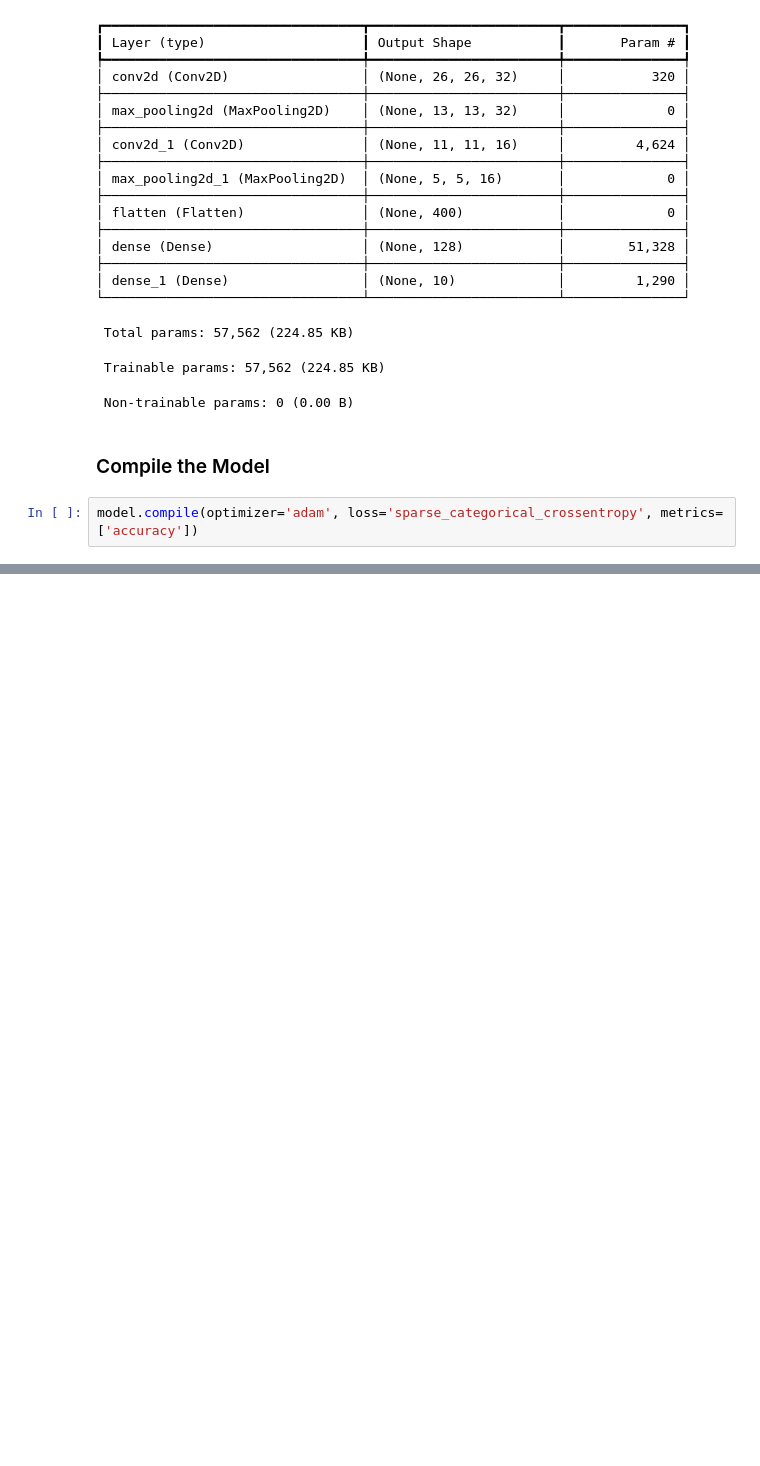
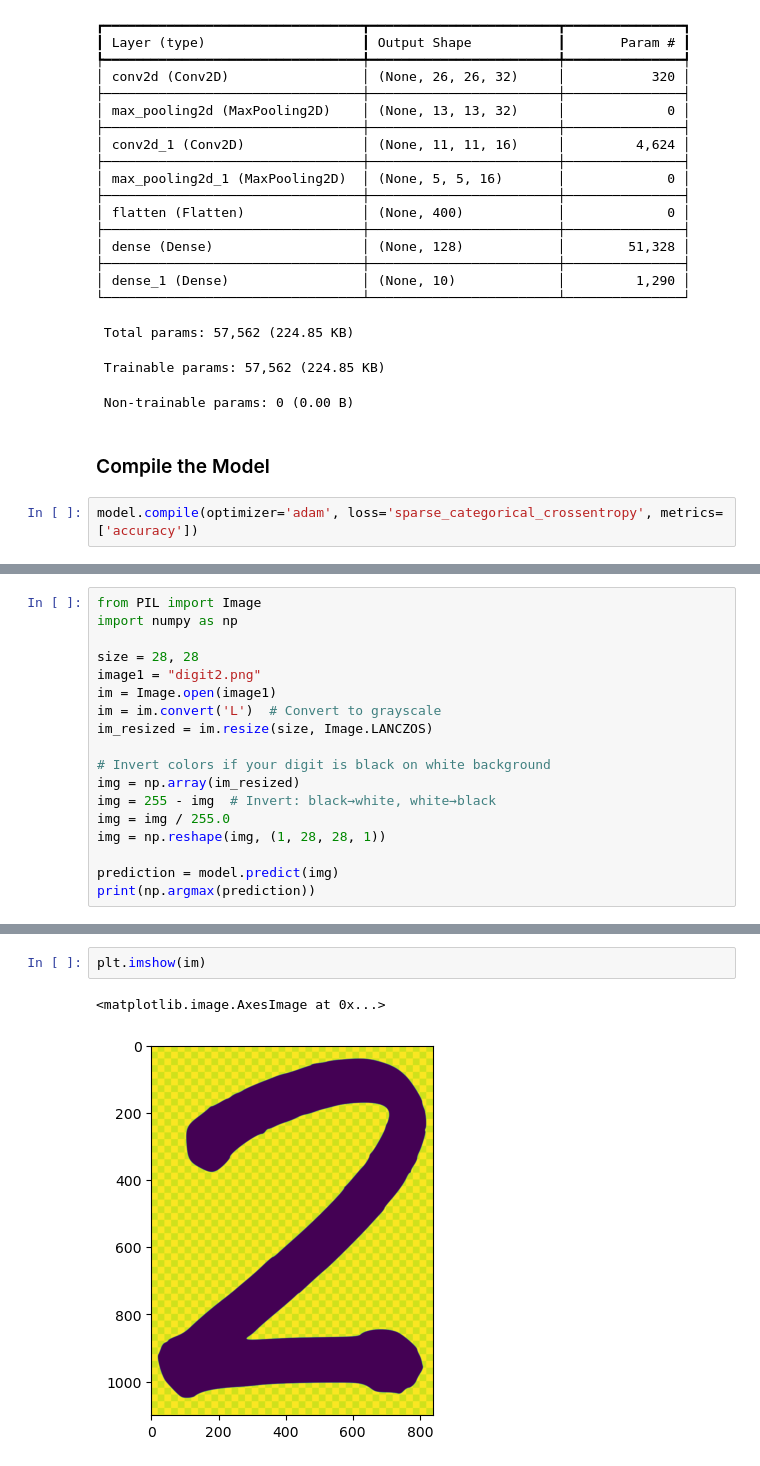
Before and after one commit to marlonmunoz/DeepLearning-Handwritten_Digits_Recognition, a Jupyter notebook: DigitalRecognitionWithCNN.ipynb, the cells around one changed output, grey strips where cells are left out. Saved outputs shown, nothing was run; the diff lists cells and outputs as text; blank space fills up the shorter version.

```diff
--- a/DigitalRecognitionWithCNN.ipynb
+++ b/DigitalRecognitionWithCNN.ipynb
@@ -75,0 +101,18 @@ Model Trained Complete ======>>>>> ✅
+# %%
+from PIL import Image
+import numpy as np
+
+size = 28, 28
+image1 = "digit2.png"
+im = Image.open(image1)
+im = im.convert('L')  # Convert to grayscale
+im_resized = im.resize(size, Image.LANCZOS)
+
+# Invert colors if your digit is black on white background
+img = np.array(im_resized)
+img = 255 - img  # Invert: black→white, white→black
+img = img / 255.0
+img = np.reshape(img, (1, 28, 28, 1))
+
+prediction = model.predict(img)
+print(np.argmax(prediction))
@@ -75,0 +122,5 @@ Model Trained Complete ======>>>>> ✅
+# %%
+plt.imshow(im)
+# %% [output]
+<matplotlib.image.AxesImage at 0x...>
+[figure, added]
```
Also changed, not shown: parts of 15 cells of this notebook, 6 other files.
